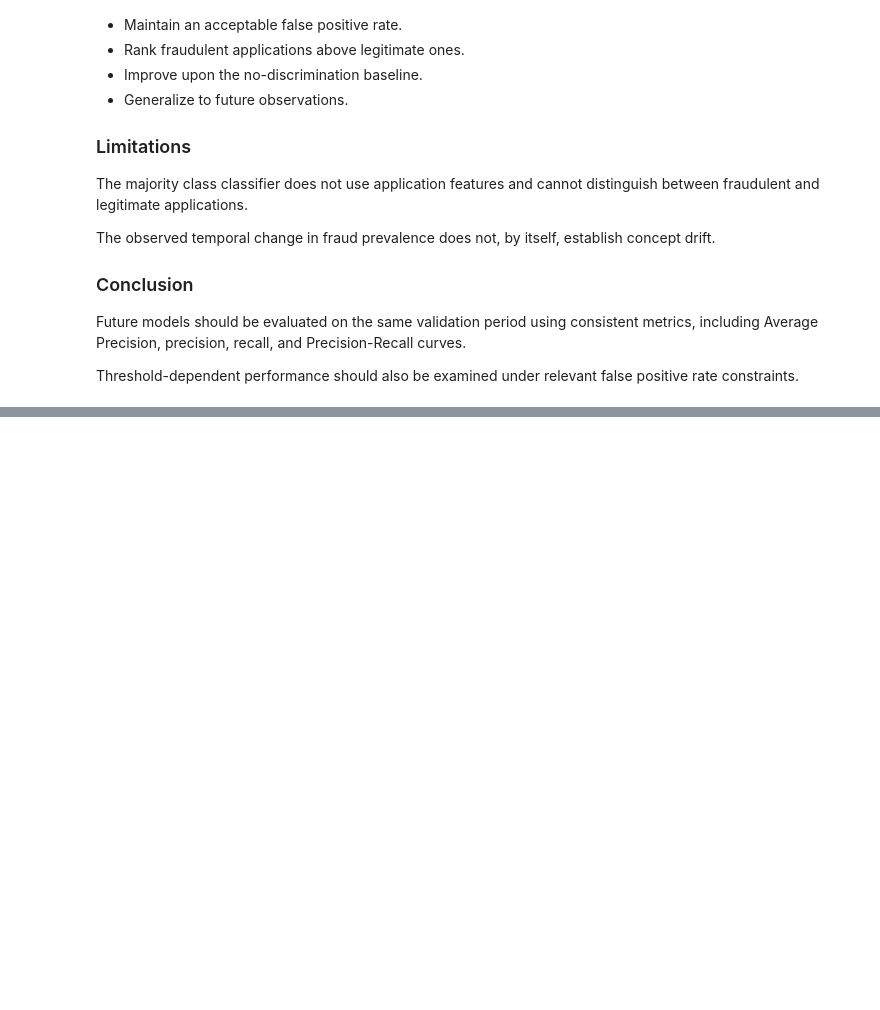
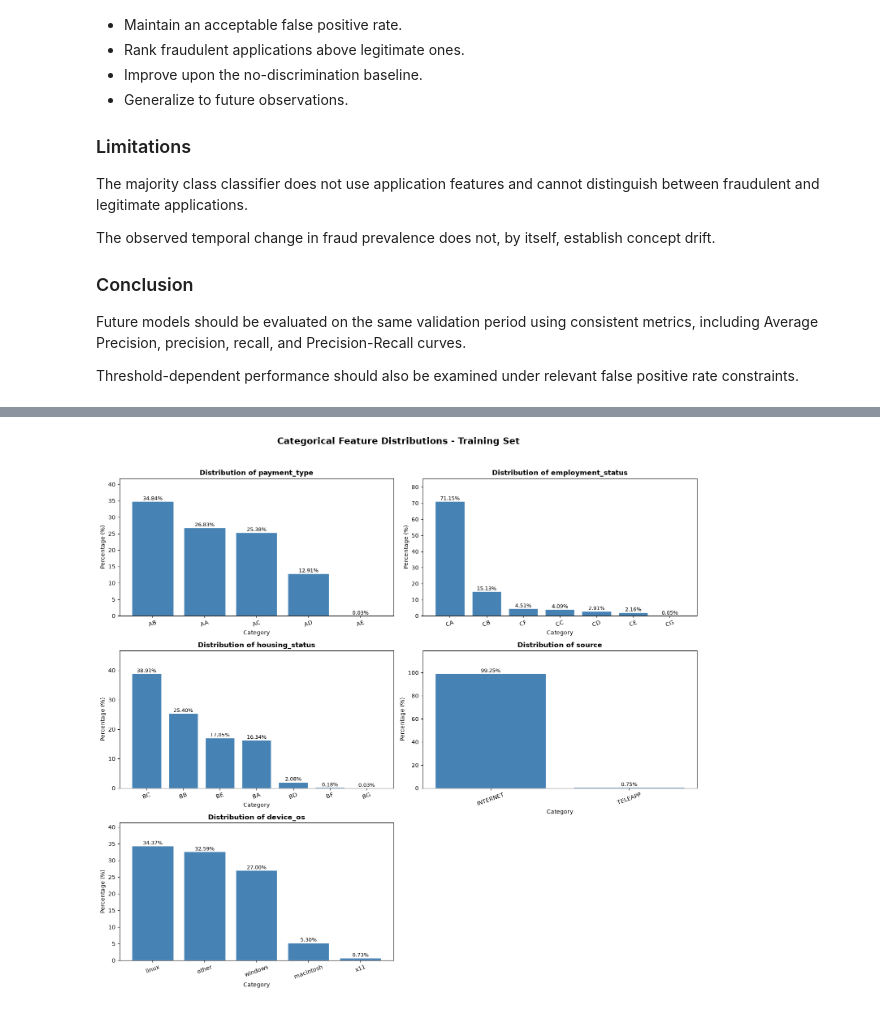
Before and after one commit to fidaaarrabi/ml-project-bank-fraud-detection, a Jupyter notebook: notebooks/01_stage1_dataset_study.ipynb, the cells around one changed output, grey strips where cells are left out. Drawn from its saved outputs; the diff is of its cells as text; code cells hidden in the pictures; blank space fills up the shorter version.

Commit message:
analysis: explore categorical distributions and fraud prevalence

```diff
--- a/notebooks/01_stage1_dataset_study.ipynb
+++ b/notebooks/01_stage1_dataset_study.ipynb
@@ -1280,0 +1500,70 @@ rate constraints.
+# %%
+
+# =====================================================
+# 8.4 Categorical Distribution Visualization
+# =====================================================
+
+fig, axes = plt.subplots(3, 2, figsize=(15, 14))
+
+axes = axes.flatten()
+
+for i, feature in enumerate(categorical_features):
+
+    distribution = category_distributions[feature]
+
+    # Extract category names and percentages
+    categories = distribution.index.astype(str)
+
+    percentages = distribution["Percentage (%)"]
+
+    # Create the bar chart
+    bars = axes[i].bar(
+        categories,
+        percentages,
+        color="#4682B4",
+        edgecolor="white"
+    )
+
+    # Configure the chart
+    axes[i].set_title(
+        f"Distribution of {feature}",
+        fontweight="bold"
+    )
+
+    axes[i].set_xlabel("Category")
+    axes[i].set_ylabel("Percentage (%)")
+
+    axes[i].set_ylim(
+        0, percentages.max() * 1.20
+    )
+
+    # Add percentage labels
+    for bar, percentage in zip(bars, percentages):
+
+        axes[i].text(
+            bar.get_x() + bar.get_width() / 2,
+            bar.get_height(),
+            f"{percentage:.2f}%",
+            ha="center",
+            va="bottom",
+            fontsize=9
+        )
+
+    axes[i].tick_params(
+        axis="x", rotation=20
+    )
+
+# Remove unused subplot
+for j in range(len(categorical_features), len(axes)):
+    fig.delaxes(axes[j])
+
+fig.suptitle(
+    "Categorical Feature Distributions - Training Set",
+    fontsize=16,
+    fontweight="bold"
+)
+
+plt.tight_layout(rect=[0, 0, 1, 0.96])
+plt.show()
+# %% [output]
+[figure, added]
```
Also changed, not shown: parts of 9 cells of this notebook.
